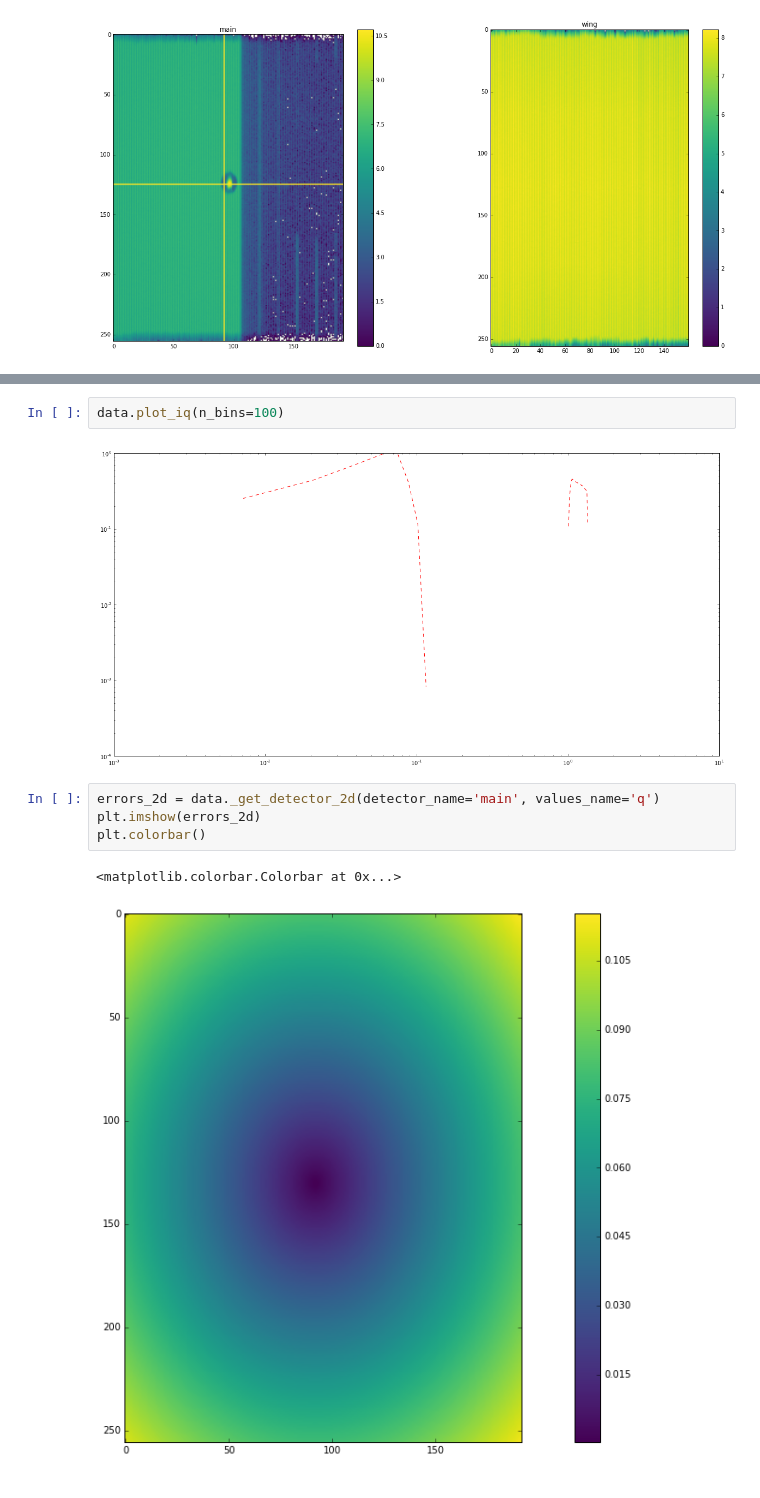
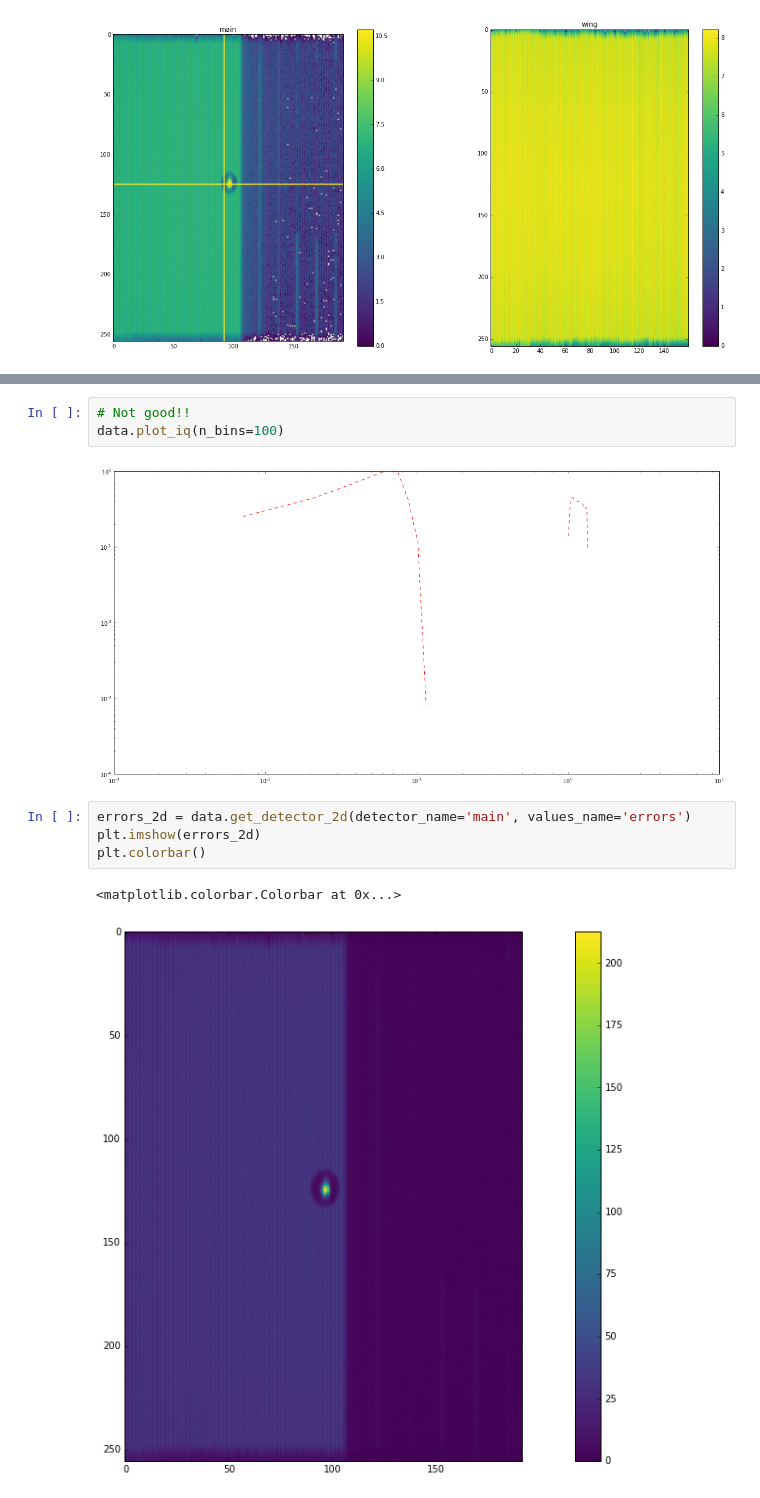
Before and after one commit to ricleal/HFIRSANSReduction, a Jupyter notebook: src/BioSANS.ipynb, the cells around one changed output, grey strips where cells are left out. Saved outputs shown, nothing was run; the diff lists cells and outputs as text.

```diff
--- a/src/BioSANS.ipynb
+++ b/src/BioSANS.ipynb
@@ -135,12 +135,13 @@ data.df
 90112 rows × 12 columns
 # %%
+# Not good!!
 data.plot_iq(n_bins=100)
 # %% [output]
 [figure]
 # %%
-errors_2d = data._get_detector_2d(detector_name='main', values_name='q')
+errors_2d = data.get_detector_2d(detector_name='main', values_name='errors')
 plt.imshow(errors_2d)
 plt.colorbar()
 # %% [output]
 <matplotlib.colorbar.Colorbar at 0x...>
-[figure, old version]
+[figure, new version]
```
Also changed, not shown: parts of 7 cells of this notebook, 8 other files.
